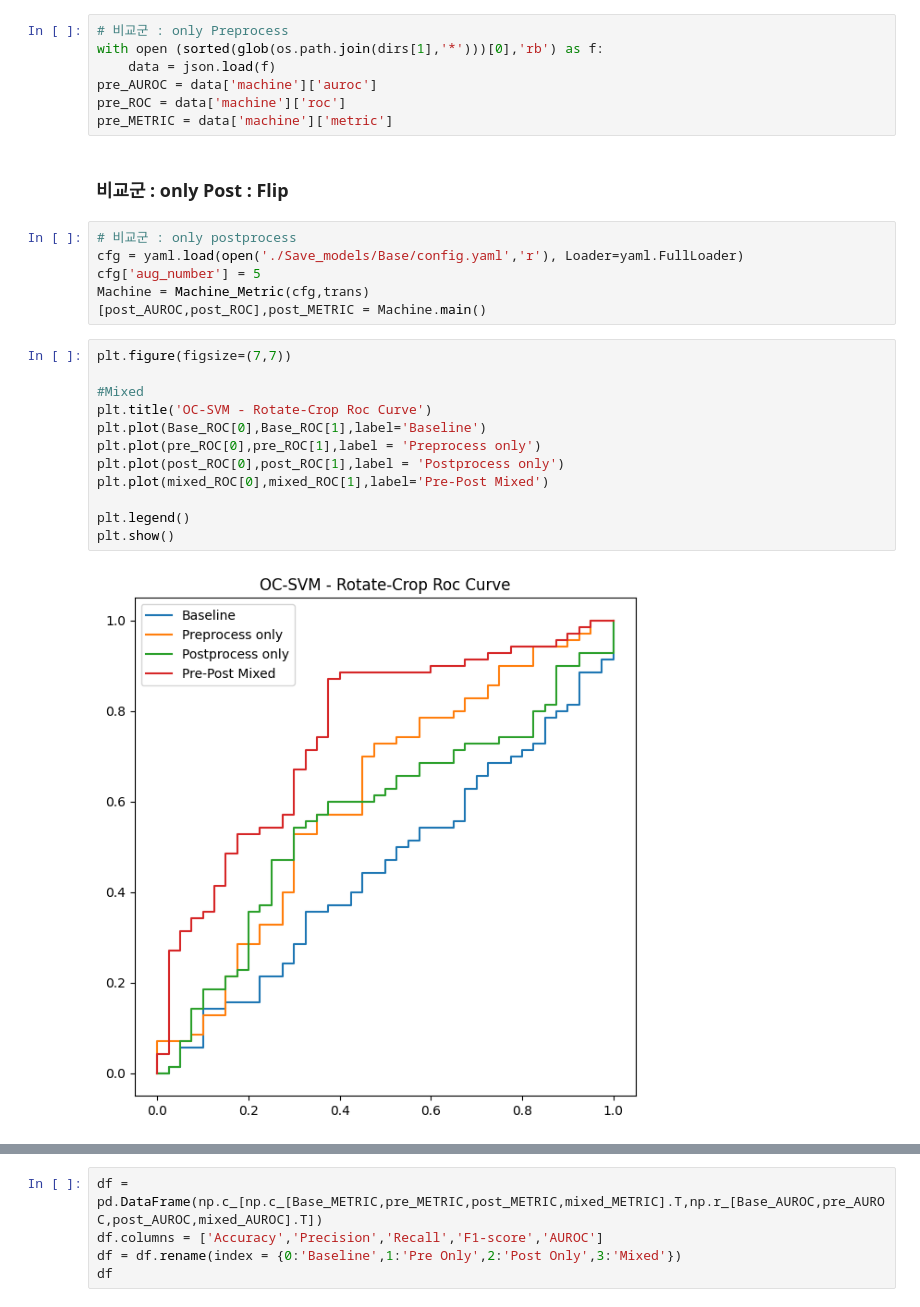
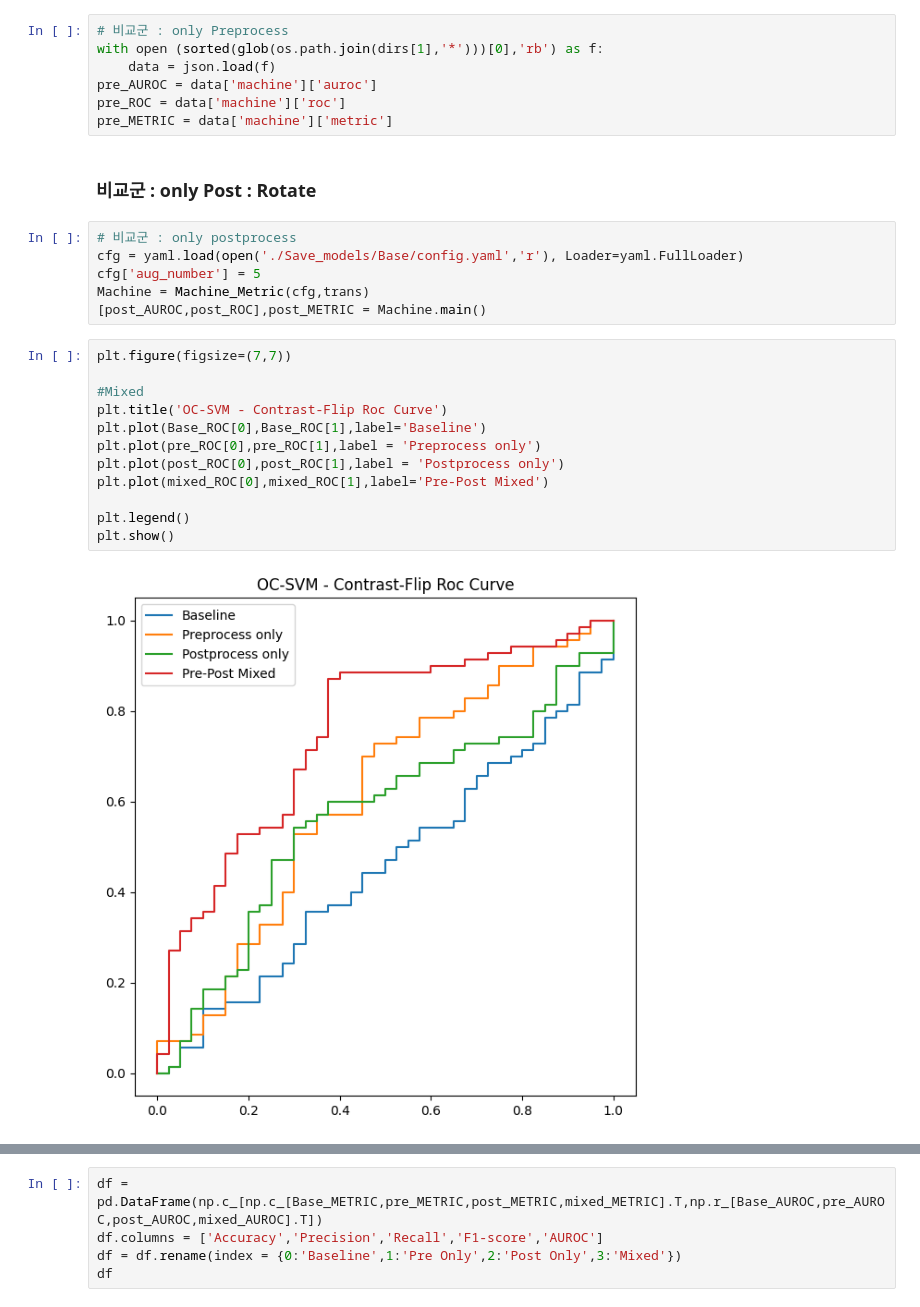
Before and after one commit to crimama/BA, a Jupyter notebook: 3.Anomaly Detection/Example/Result_Hazelnut.ipynb, the cells around one changed output, grey strips where cells are left out. Drawn from its saved outputs; the diff is of its cells as text.

```diff
--- a/3.Anomaly Detection/Example/Hazelnut_Result.ipynb
+++ b/3.Anomaly Detection/Example/Result_Hazelnut.ipynb
@@ -302,7 +303,7 @@ pre_AUROC = data['machine']['auroc']
 pre_ROC = data['machine']['roc']
 pre_METRIC = data['machine']['metric']
 # %% [markdown]
-### 비교군 : only Post : Flip
+### 비교군 : only Post : Rotate
 # %%
 # 비교군 : only postprocess
 cfg = yaml.load(open('./Save_models/Base/config.yaml','r'), Loader=yaml.FullLoader)
@@ -312,14 +313,14 @@ Machine = Machine_Metric(cfg,trans)
 # %%
 plt.figure(figsize=(7,7))
 
 #Mixed
-plt.title('OC-SVM - Rotate-Crop Roc Curve')
+plt.title('OC-SVM - Contrast-Flip Roc Curve')
 plt.plot(Base_ROC[0],Base_ROC[1],label='Baseline')
 plt.plot(pre_ROC[0],pre_ROC[1],label = 'Preprocess only')
 plt.plot(post_ROC[0],post_ROC[1],label = 'Postprocess only')
 plt.plot(mixed_ROC[0],mixed_ROC[1],label='Pre-Post Mixed')
 
 plt.legend()
 plt.show()
 # %% [output]
-[figure, old version]
+[figure, new version]
```
Also changed, not shown: parts of 3 cells of this notebook, 2 other files.
